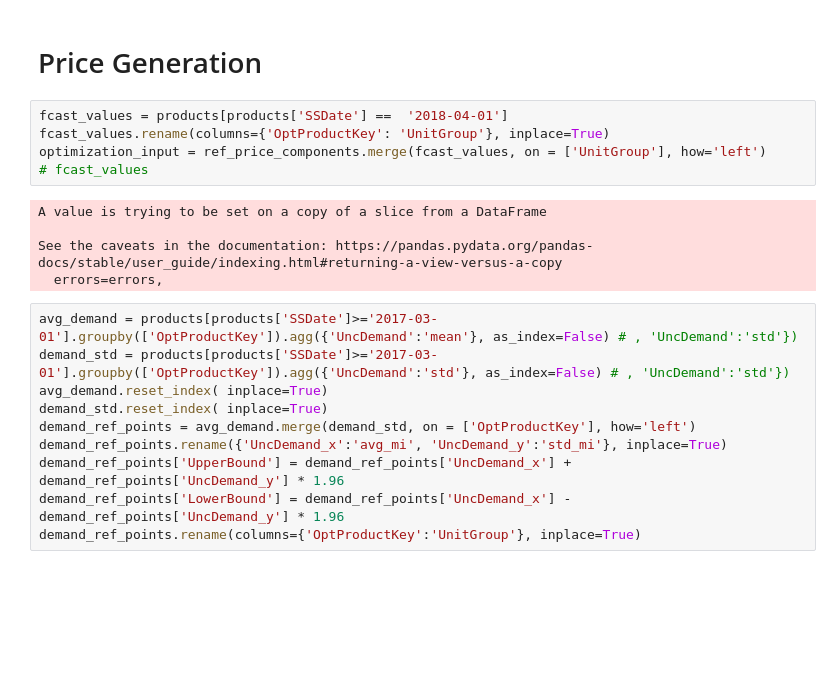
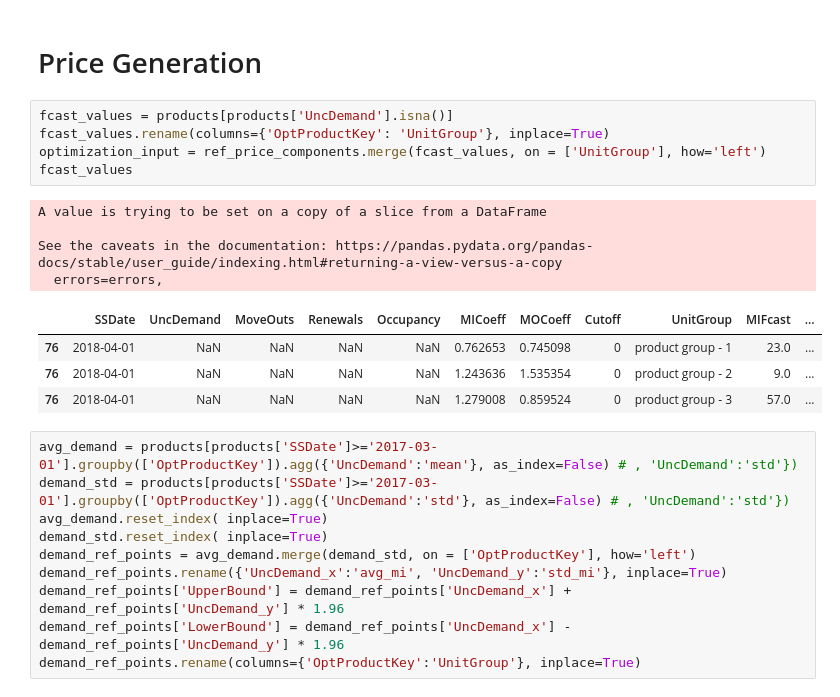
Before and after one commit to laliali20/Capstone, a Jupyter notebook: DSICapstone.ipynb, the cells around one changed output. Drawn from its saved outputs; the diff is of its cells as text; blank space fills up the shorter version.

```diff
--- a/DSICapstone.ipynb
+++ b/DSICapstone.ipynb
@@ -313,15 +317,19 @@ ref_price_components
 # %% [markdown]
 # Price Generation
 # %%
-fcast_values = products[products['SSDate'] ==  '2018-04-01']
+fcast_values = products[products['UncDemand'].isna()]
 fcast_values.rename(columns={'OptProductKey': 'UnitGroup'}, inplace=True)
 optimization_input = ref_price_components.merge(fcast_values, on = ['UnitGroup'], how='left')
-# fcast_values
+fcast_values
 # %% [output]
 A value is trying to be set on a copy of a slice from a DataFrame
 
 See the caveats in the documentation: https://pandas.pydata.org/pandas-docs/stable/user_guide/indexing.html#returning-a-view-versus-a-copy
   errors=errors,
+|  | SSDate | UncDemand | MoveOuts | Renewals | Occupancy | MICoeff | MOCoeff | Cutoff | UnitGroup | MIFcast | ... |
+| 76 | 2018-04-01 | NaN | NaN | NaN | NaN | 0.762653 | 0.745098 | 0 | product group - 1 | 23.0 | ... |
+| 76 | 2018-04-01 | NaN | NaN | NaN | NaN | 1.243636 | 1.535354 | 0 | product group - 2 | 9.0 | ... |
+| 76 | 2018-04-01 | NaN | NaN | NaN | NaN | 1.279008 | 0.859524 | 0 | product group - 3 | 57.0 | ... |
 # %%
 avg_demand = products[products['SSDate']>='2017-03-01'].groupby(['OptProductKey']).agg({'UncDemand':'mean'}, as_index=False) # , 'UncDemand':'std'})
 demand_std = products[products['SSDate']>='2017-03-01'].groupby(['OptProductKey']).agg({'UncDemand':'std'}, as_index=False) # , 'UncDemand':'std'})
```
Also changed, not shown: parts of 26 cells of this notebook.
